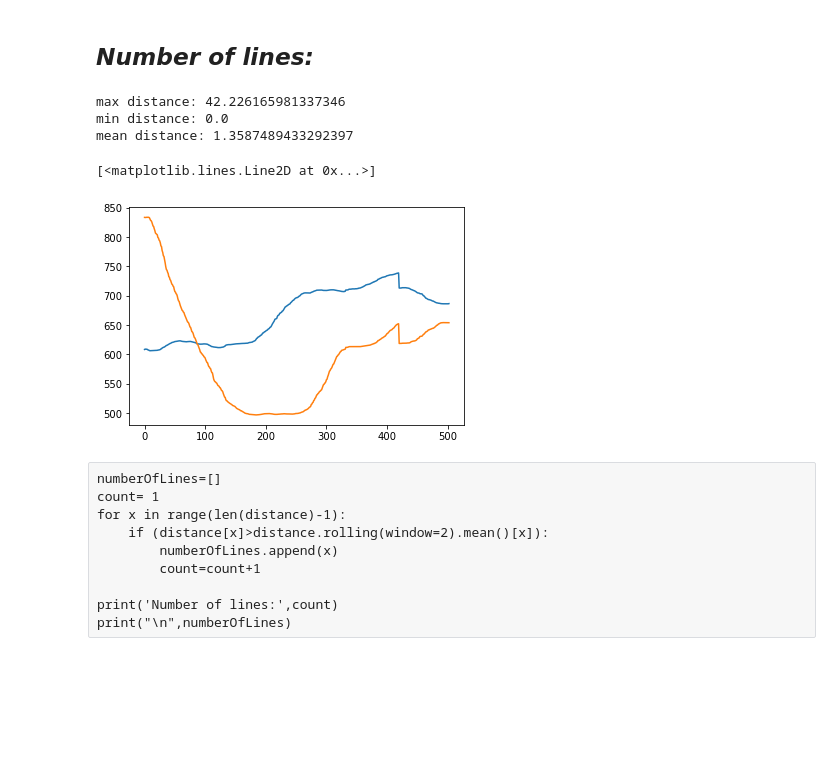
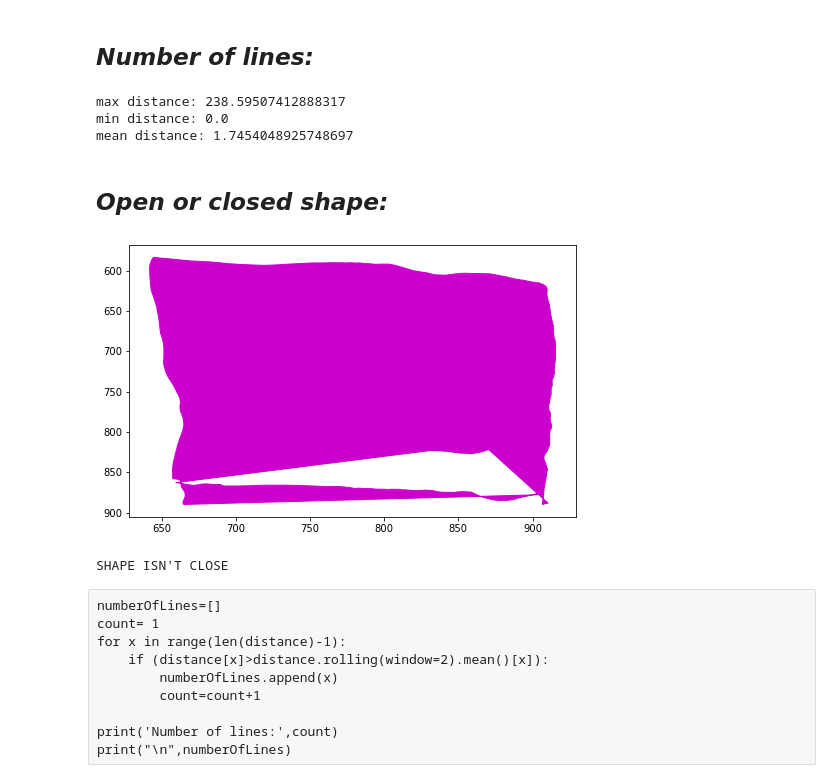
Before and after one commit to NoaAmichai/Final_project, a Jupyter notebook: Final_project.ipynb, the cells around one changed output. Saved outputs shown, nothing was run; the diff lists cells and outputs as text; code cells hidden in the pictures; blank space fills up the shorter version.

```diff
--- a/Final_project.ipynb
+++ b/Final_project.ipynb
@@ -19,5 +46,5 @@ def show_data():
 # %%
-data = pd.read_csv(r'train/7554/SimpleTest/5.csv')
+data = pd.read_csv(r'train/7554/SimpleTest/8.csv')
 # %%
 data.info()
 # %% [output]
@@ -125,15 +157,29 @@ distance =pd.Series(distance)
 # %%
 print('max distance:',max(distance),'\nmin distance:',min(distance),'\nmean distance:',distance.mean())
 # %% [output]
-max distance: 42.226165981337346
+max distance: 238.59507412888317
 min distance: 0.0
-mean distance: 1.3587489433292397
+mean distance: 1.7454048925748697
+# %% [markdown]
+## *Open or closed shape:*
 # %%
-plt.plot(data.X)
-plt.plot(data.Y)
+fig=plt.figure(figsize=(8,5))
+
+#ax= fig.add_subplot(1, 1, 1)
+plt.gca().invert_yaxis()
+fill = plt.fill(data.X,data.Y, color= "#CC00CC")
+fill = plt.gca()
+y_fill_bound = fill.get_ybound()
+x_fill_bound = fill.get_xbound()
 # %% [output]
-[<matplotlib.lines.Line2D at 0x...>]
-[figure, old version]
+[figure, new version]
+# %%
+if((data.X.max() < x_fill_bound[1]) or (data.X.min() > x_fill_bound[0]) or
+   (data.Y.max() < y_fill_bound[1]) or (data.Y.min() > y_fill_bound[0])):
+    print("SHAPE ISN'T CLOSE")
+else: print("SHAPE IS CLOSE")
+# %% [output]
+SHAPE ISN'T CLOSE
 # %% [raw]
 numberOfLines=[]
 count= 1
```
Also changed, not shown: parts of 9 cells of this notebook.
